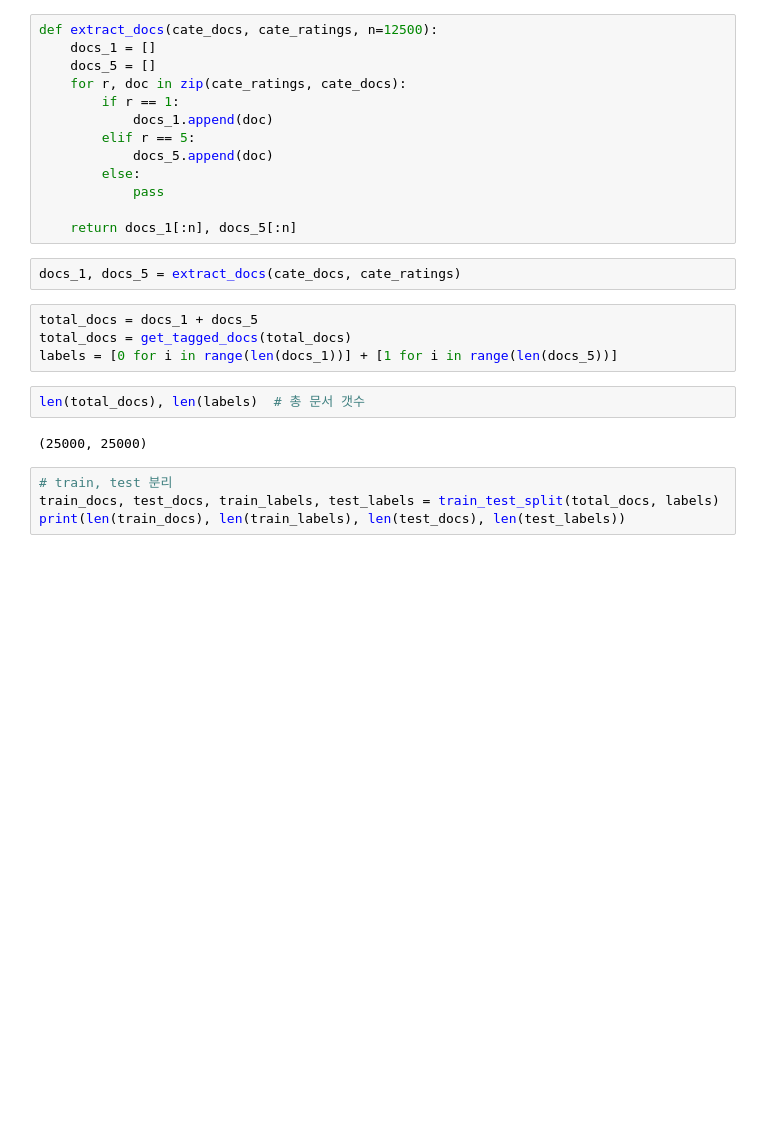
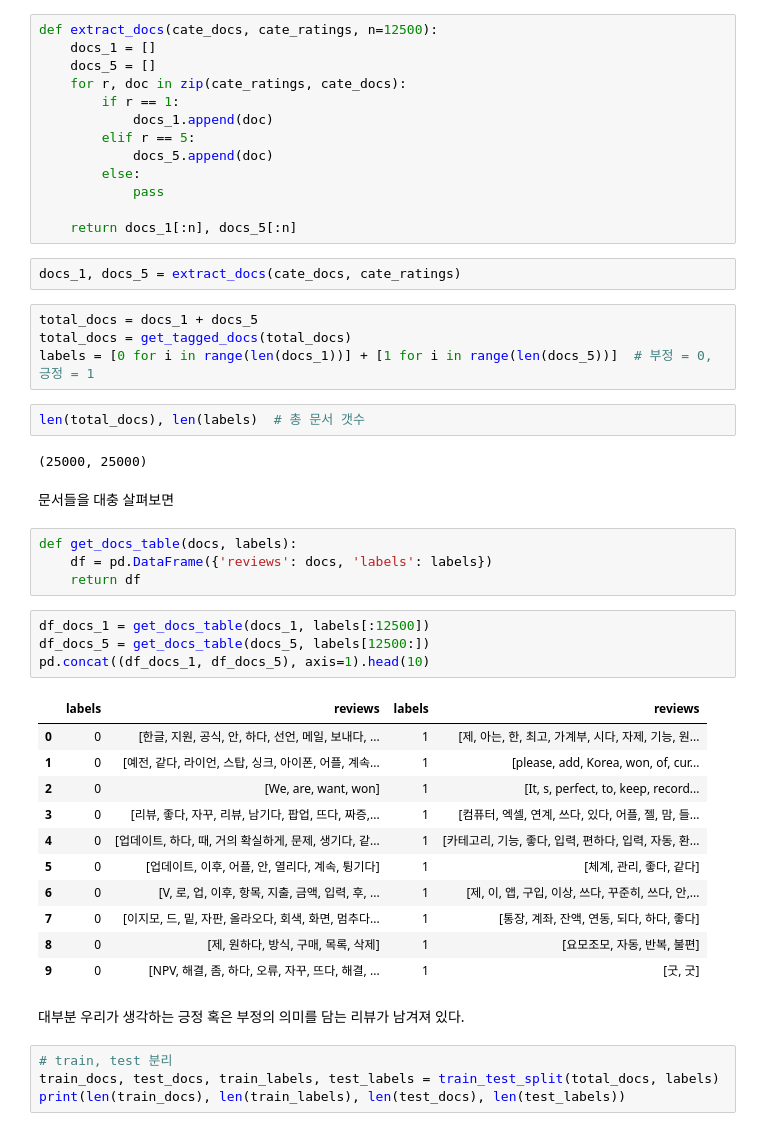
Before and after one commit to simonjisu/app_store_reviews_analysis, a Jupyter notebook: Gensim_Clustering&Classification.ipynb, the cells around one changed output. Cells and saved outputs as stored; diff of their text form; blank space fills up the shorter version.

```diff
--- a/Gensim_Clustering&Classification.ipynb
+++ b/Gensim_Clustering&Classification.ipynb
@@ -450,11 +450,35 @@ docs_1, docs_5 = extract_docs(cate_docs, cate_ratings)
 # %%
 total_docs = docs_1 + docs_5
 total_docs = get_tagged_docs(total_docs)
-labels = [0 for i in range(len(docs_1))] + [1 for i in range(len(docs_5))]
+labels = [0 for i in range(len(docs_1))] + [1 for i in range(len(docs_5))]  # 부정 = 0, 긍정 = 1
 # %%
 len(total_docs), len(labels)  # 총 문서 갯수
 # %% [output]
 (25000, 25000)
+# %% [markdown]
+문서들을 대충 살펴보면
+# %%
+def get_docs_table(docs, labels):
+    df = pd.DataFrame({'reviews': docs, 'labels': labels})
+    return df
+# %%
+df_docs_1 = get_docs_table(docs_1, labels[:12500])
+df_docs_5 = get_docs_table(docs_5, labels[12500:])
+pd.concat((df_docs_1, df_docs_5), axis=1).head(10)
+# %% [output]
+|  | labels | reviews | labels | reviews |
+| 0 | 0 | [한글, 지원, 공식, 안, 하다, 선언, 메일, 보내다, ... | 1 | [제, 아는, 한, 최고, 가계부, 시다, 자제, 기능, 원... |
+| 1 | 0 | [예전, 같다, 라이언, 스탑, 싱크, 아이폰, 어플, 계속... | 1 | [please, add, Korea, won, of, cur... |
+| 2 | 0 | [We, are, want, won] | 1 | [It, s, perfect, to, keep, record... |
+| 3 | 0 | [리뷰, 좋다, 자꾸, 리뷰, 남기다, 팝업, 뜨다, 짜증,... | 1 | [컴퓨터, 엑셀, 연계, 쓰다, 있다, 어플, 젤, 맘, 들... |
+| 4 | 0 | [업데이트, 하다, 때, 거의 확실하게, 문제, 생기다, 같... | 1 | [카테고리, 기능, 좋다, 입력, 편하다, 입력, 자동, 환... |
+| 5 | 0 | [업데이트, 이후, 어플, 안, 열리다, 계속, 튕기다] | 1 | [체계, 관리, 좋다, 같다] |
+| 6 | 0 | [V, 로, 업, 이후, 항목, 지출, 금액, 입력, 후, ... | 1 | [제, 이, 앱, 구입, 이상, 쓰다, 꾸준히, 쓰다, 안,... |
+| 7 | 0 | [이지모, 드, 밑, 자판, 올라오다, 회색, 화면, 멈추다... | 1 | [통장, 계좌, 잔액, 연동, 되다, 하다, 좋다] |
+| 8 | 0 | [제, 원하다, 방식, 구매, 목록, 삭제] | 1 | [요모조모, 자동, 반복, 불편] |
+| 9 | 0 | [NPV, 해결, 좀, 하다, 오류, 자꾸, 뜨다, 해결, ... | 1 | [굿, 굿] |
+# %% [markdown]
+대부분 우리가 생각하는 긍정 혹은 부정의 의미를 담는 리뷰가 남겨져 있다.
 # %%
 # train, test 분리
 train_docs, test_docs, train_labels, test_labels = train_test_split(total_docs, labels)
```
Also changed, not shown: parts of 1 cell of this notebook.
